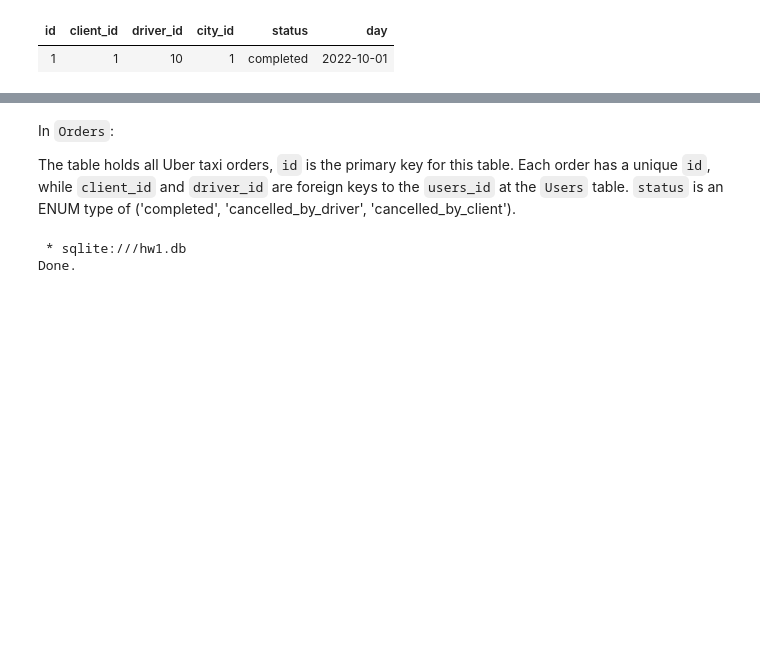
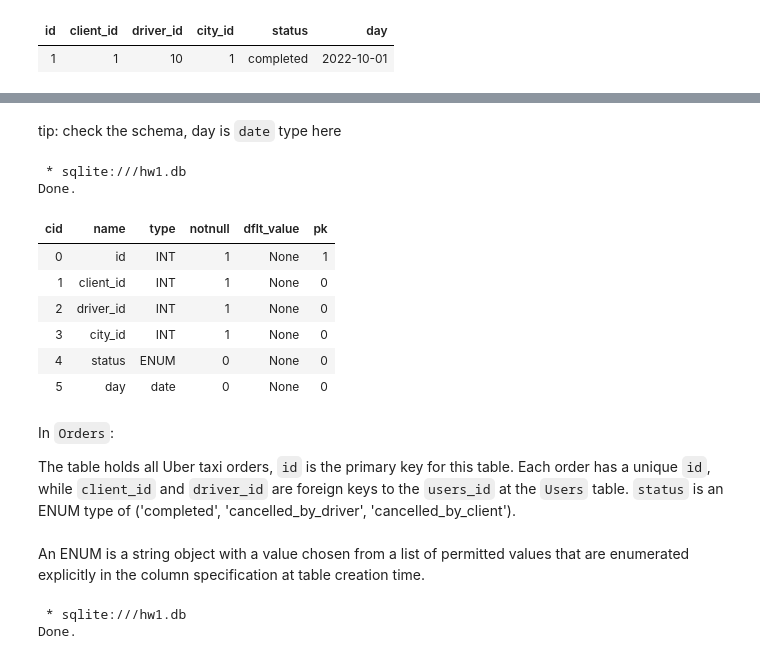
Before and after one commit to Crepdo/CS186_Database-Systems, a Jupyter notebook: HW1c_SQL/HW1_coding.ipynb, the cells around one changed output, grey strips where cells are left out. Cells and saved outputs as stored; diff of their text form; code cells hidden in the pictures; blank space fills up the shorter version.

````diff
--- a/HW1c_SQL/HW1_coding.ipynb
+++ b/HW1c_SQL/HW1_coding.ipynb
@@ -386,9 +435,26 @@ Done.
+# %% [markdown]
+tip: check the schema, day is ```date``` type here
+# %%
+%%sql
+PRAGMA table_info(Orders);
+# %% [output]
+ * sqlite:///hw1.db
+Done.
+| cid | name | type | notnull | dflt_value | pk |
+| 0 | id | INT | 1 | None | 1 |
+| 1 | client_id | INT | 1 | None | 0 |
+| 2 | driver_id | INT | 1 | None | 0 |
+| 3 | city_id | INT | 1 | None | 0 |
+| 4 | status | ENUM | 0 | None | 0 |
+| 5 | day | date | 0 | None | 0 |
 # %% [markdown]
 In `Orders`:
 
 The table holds all Uber taxi orders, `id` is the primary key for this table.
 Each order has a unique `id`, while `client_id` and `driver_id` are foreign keys to the `users_id` at the `Users` table.
 `status` is an ENUM type of ('completed', 'cancelled_by_driver', 'cancelled_by_client').
+# %% [markdown]
+An ENUM is a string object with a value chosen from a list of permitted values that are enumerated explicitly in the column specification at table creation time.
 # %%
 %%sql
 SELECT *
````
Also changed, not shown: parts of 16 cells of this notebook.
